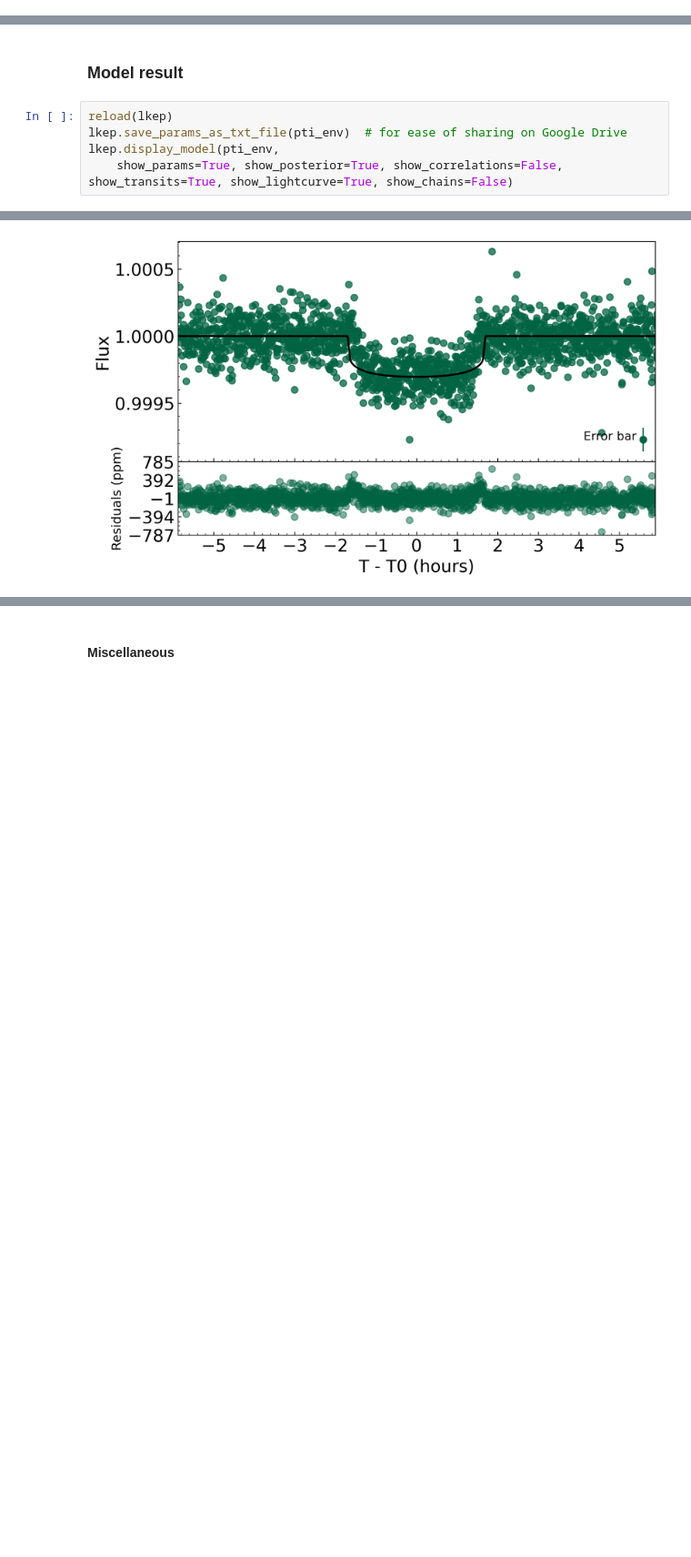
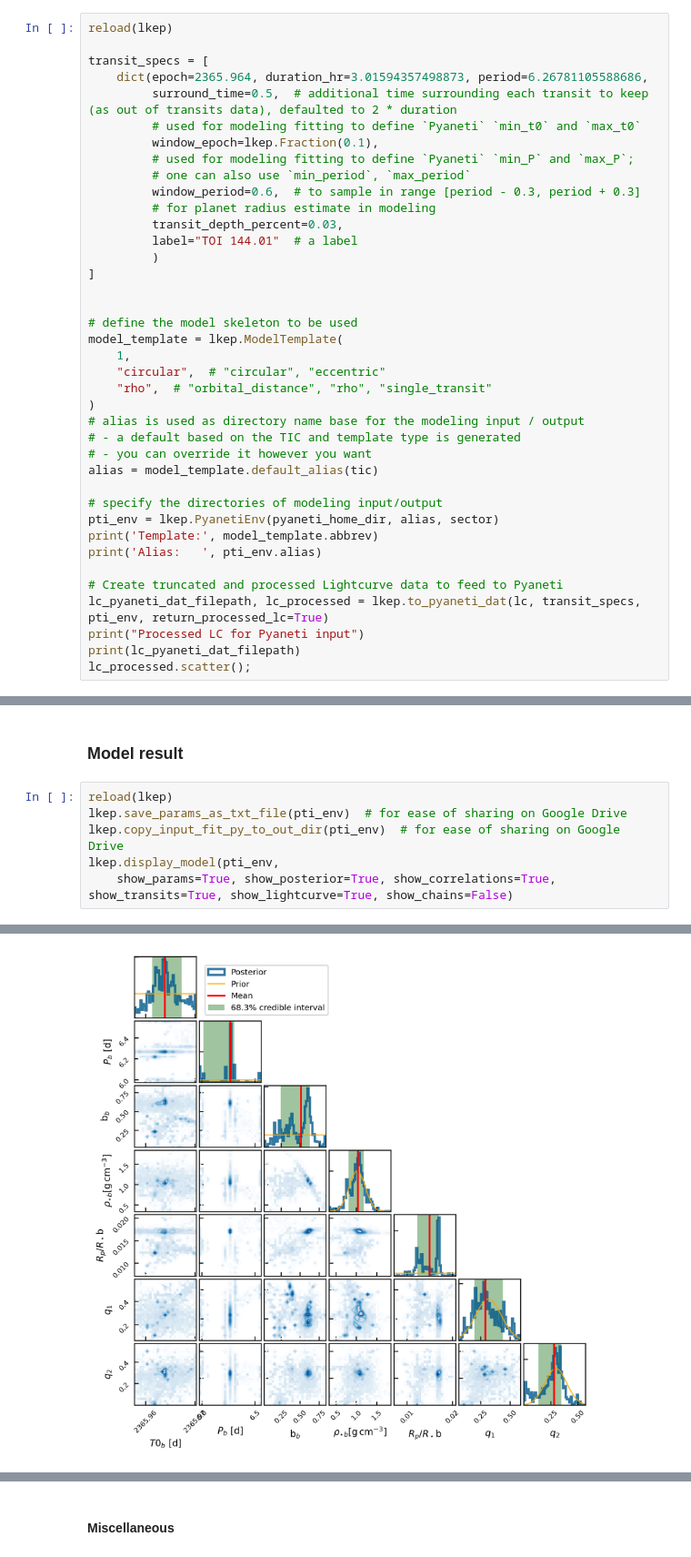
Before and after one commit to orionlee/PH_TESS_I_LightCurveViewer, a Jupyter notebook: TIC_Pyaneti.ipynb, the cells around one changed output, grey strips where cells are left out. Shown at 91% size. Drawn from its saved outputs; the diff is of its cells as text; blank space fills up the shorter version.

Commit message:
lk Pyaneti: sync sample notebook with updated APIs

```diff
--- a/TIC_Pyaneti.ipynb
+++ b/TIC_Pyaneti.ipynb
@@ -112,0 +72,39 @@ cadence (min):  1.9999740524144727
+# %%
+reload(lkep)
+
+transit_specs = [
+    dict(epoch=2365.964, duration_hr=3.01594357498873, period=6.26781105588686,
+         surround_time=0.5,  # additional time surrounding each transit to keep (as out of transits data), defaulted to 2 * duration
+         # used for modeling fitting to define `Pyaneti` `min_t0` and `max_t0`
+         window_epoch=lkep.Fraction(0.1),
+         # used for modeling fitting to define `Pyaneti` `min_P` and `max_P`;
+         # one can also use `min_period`, `max_period`
+         window_period=0.6,  # to sample in range [period - 0.3, period + 0.3]
+         # for planet radius estimate in modeling
+         transit_depth_percent=0.03,
+         label="TOI 144.01"  # a label
+         )
+]
+
+
+# define the model skeleton to be used
+model_template = lkep.ModelTemplate(
+    1,
+    "circular",  # "circular", "eccentric"
+    "rho",  # "orbital_distance", "rho", "single_transit"
+)
+# alias is used as directory name base for the modeling input / output
+# - a default based on the TIC and template type is generated
+# - you can override it however you want
+alias = model_template.default_alias(tic)
+
+# specify the directories of modeling input/output
+pti_env = lkep.PyanetiEnv(pyaneti_home_dir, alias, sector)
+print('Template:', model_template.abbrev)
+print('Alias:   ', pti_env.alias)
+
+# Create truncated and processed Lightcurve data to feed to Pyaneti
+lc_pyaneti_dat_filepath, lc_processed = lkep.to_pyaneti_dat(lc, transit_specs, pti_env, return_processed_lc=True)
+print("Processed LC for Pyaneti input")
+print(lc_pyaneti_dat_filepath)
+lc_processed.scatter();
@@ -181,6 +249,7 @@ python pyaneti.py  TIC261136679
 # %%
 reload(lkep)
 lkep.save_params_as_txt_file(pti_env)  # for ease of sharing on Google Drive
+lkep.copy_input_fit_py_to_out_dir(pti_env)  # for ease of sharing on Google Drive
 lkep.display_model(pti_env,
-    show_params=True, show_posterior=True, show_correlations=False, show_transits=True, show_lightcurve=True, show_chains=False)
+    show_params=True, show_posterior=True, show_correlations=True, show_transits=True, show_lightcurve=True, show_chains=False)
 # %% [output]
@@ -192 +260 @@ Init params - L:\home\orionlee\dev\pyaneti\outpy\TIC261136679_out\TIC261136679_i
-[figure, old version]
+[figure, new version]
```
Also changed, not shown: parts of 22 cells of this notebook.
